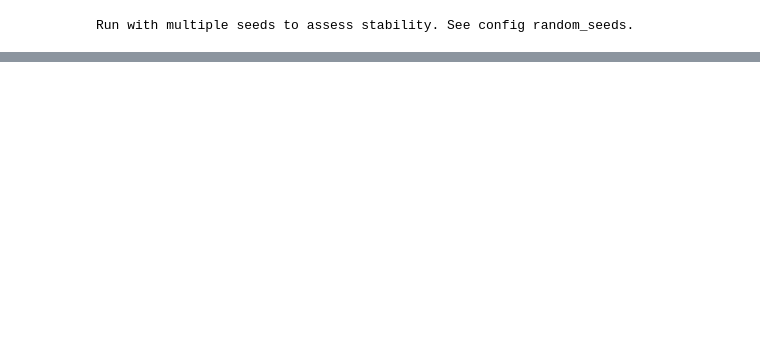
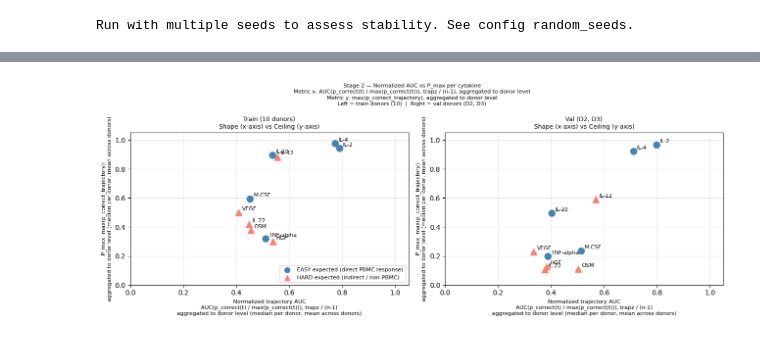
Before and after one commit to Yam-Arieli/cytokine-mil, a Jupyter notebook: notebooks/experiment_subset.ipynb, the cells around one changed output, grey strips where cells are left out. Saved outputs shown, nothing was run; the diff lists cells and outputs as text; code cells hidden in the pictures; blank space fills up the shorter version.

```diff
--- a/notebooks/experiment_subset.ipynb
+++ b/notebooks/experiment_subset.ipynb
@@ -617,4 +760,76 @@ non_pbmc_targets:
   passes: True
+# %%
+# --- Scatter: Normalized AUC vs Pmax (train and val splits side by side) ---
+# x-axis: shape of learning — how quickly the model reached its ceiling (NormAUC)
+# y-axis: gate metric     — how high the ceiling was (Pmax)
+# Both metrics computed in cell-16 via _aggregate_extra_metrics.
+#
+# A cytokine in the top-right learned fast AND strongly.
+# A cytokine in the top-left learned slowly but eventually reached a high ceiling.
+# A cytokine in the bottom-left showed little or no learnability.
+
+_group_color  = {"EASY": "steelblue", "HARD": "salmon"}
+_group_marker = {"EASY": "o",         "HARD": "^"}
+
+fig, axes = plt.subplots(1, 2, figsize=(13, 5))
+
+for ax, (split_label, extra_dict) in zip(axes, [
+    ("Train (10 donors)", extra_train),
+    ("Val (D2, D3)",      extra_val),
+]):
+    for cyt in SUBSET_CYTOKINES:
+        if cyt not in extra_dict:
+            continue
+        m     = extra_dict[cyt]
+        group = "EASY" if cyt in EASY_CYTOKINES else "HARD"
+        ax.scatter(
+            m["norm_auc"], m["pmax"],
+            color=_group_color[group], marker=_group_marker[group],
+            s=90, zorder=3,
+        )
+        ax.annotate(cyt, (m["norm_auc"], m["pmax"]),
+                    textcoords="offset points", xytext=(5, 3), fontsize=8)
+
+    ax.set_xlabel(
+        "Normalized trajectory AUC\n"
+        "AUC(p_correct(t) / max(p_correct(t))), trapz / (n-1)\n"
+        "aggregated to donor level (median per donor, mean across donors)",
+        fontsize=8,
+    )
+    ax.set_ylabel(
+        "P_max  max(p_correct_trajectory)\n"
+        "aggregated to donor level (median per donor, mean across donors)",
+        fontsize=8,
+    )
+    ax.set_title(
+        f"{split_label}\nShape (x-axis) vs Ceiling (y-axis)",
+        fontsize=9,
+    )
+    ax.set_xlim(0, 1.05)
+    ax.set_ylim(0, 1.05)
+    ax.grid(alpha=0.3)
+
+# Shared legend — one entry per group
+legend_handles = [
+    plt.scatter([], [], color=_group_color["EASY"], marker=_group_marker["EASY"],
+                s=60, label="EASY expected (direct PBMC response)"),
+    plt.scatter([], [], color=_group_color["HARD"], marker=_group_marker["HARD"],
+                s=60, label="HARD expected (indirect / non-PBMC)"),
+]
+axes[0].legend(handles=legend_handles, fontsize=8, loc="lower right")
+
+plt.suptitle(
+    "Stage 2 — Normalized AUC vs P_max per cytokine\n"
+    "Metric x: AUC(p_correct(t) / max(p_correct(t))), trapz / (n-1), aggregated to donor level\n"
+    "Metric y: max(p_correct_trajectory), aggregated to donor level\n"
+    "Left = train donors (10)  |  Right = val donors (D2, D3)",
+    fontsize=8,
+)
+plt.tight_layout()
+plt.savefig("scatter_normauc_pmax_subset.png", dpi=150, bbox_inches="tight")
+plt.show()
+# %% [output]
+[figure, added]
 # %%
 # Stage 2 vs Stage 3 ranking correlation — train and val
 donor_traj_s3     = aggregate_to_donor_level(dynamics_stage3["records"])
```
Also changed, not shown: parts of 13 cells of this notebook, 11 other files.
